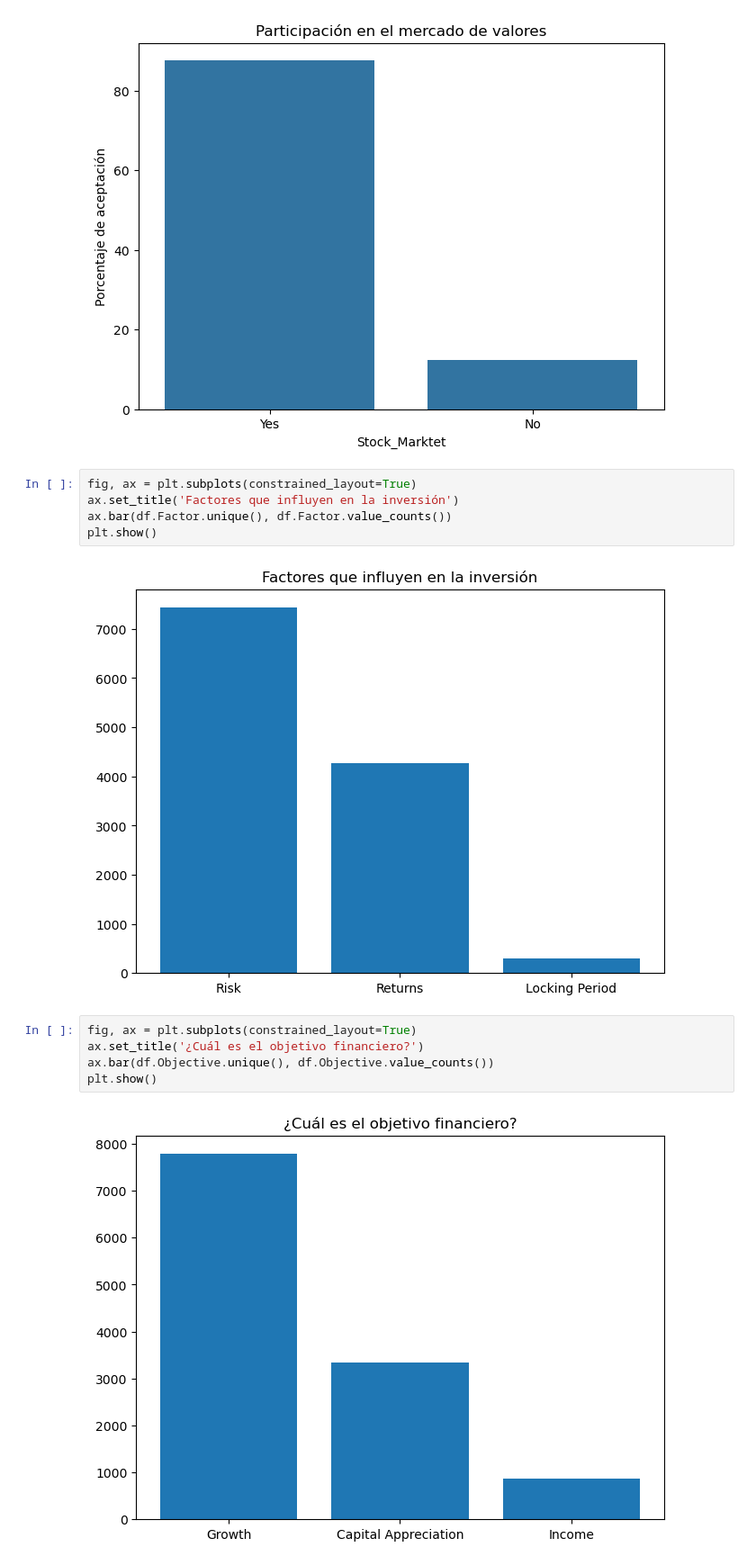
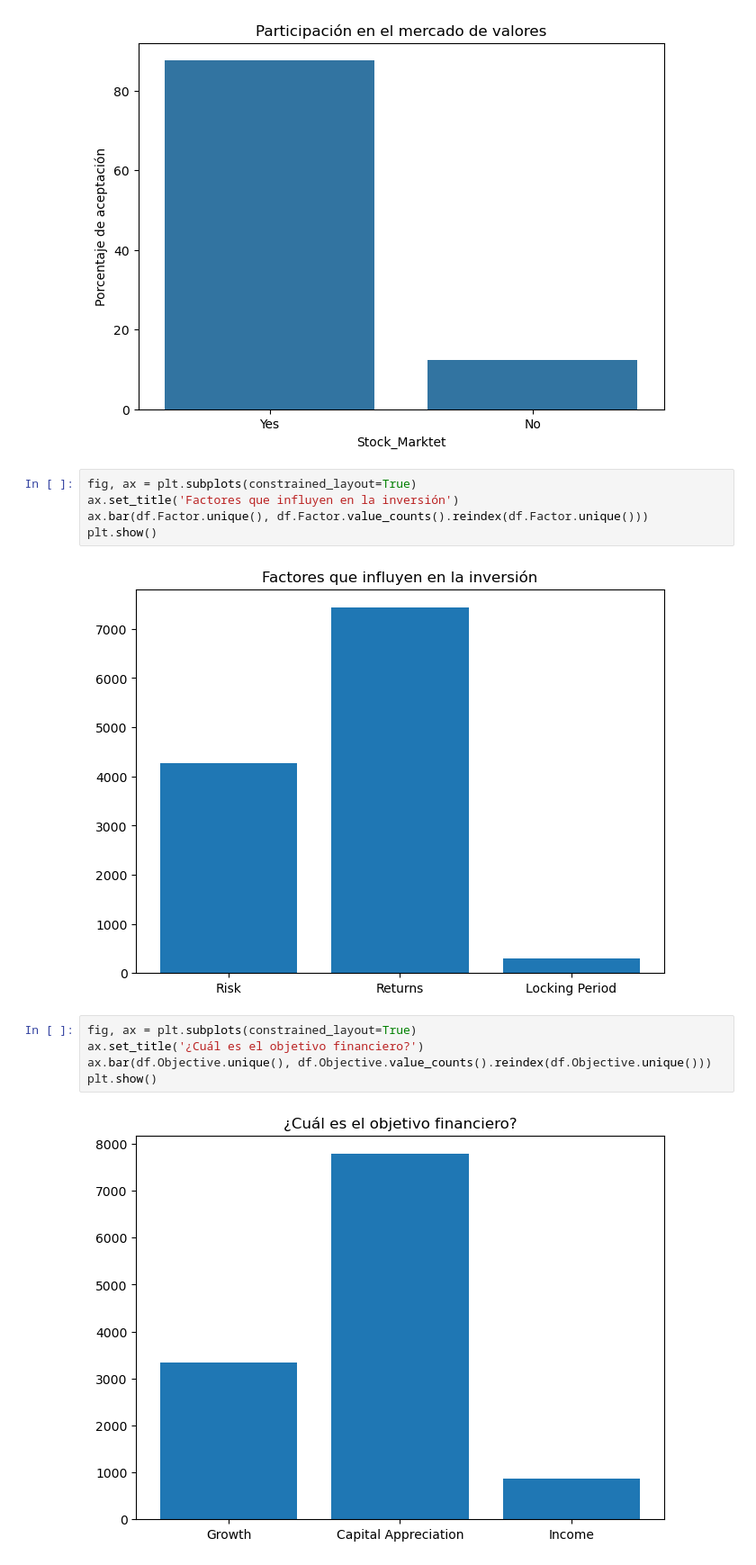
Before and after one commit to Sts87/data-analysis, a Jupyter notebook: 00-finance-trends/finance_trends.ipynb, the cells around one changed output. Shown at 90% size. Cells and saved outputs as stored; diff of their text form.

Commit message:
visualizar y corregir alineación de categorías en gráfico de barras

```diff
--- a/00-finance-trends/finance_trends.ipynb
+++ b/00-finance-trends/finance_trends.ipynb
@@ -218,17 +218,17 @@ plt.show()
 # %%
 fig, ax = plt.subplots(constrained_layout=True)
 ax.set_title('Factores que influyen en la inversión')
-ax.bar(df.Factor.unique(), df.Factor.value_counts())
+ax.bar(df.Factor.unique(), df.Factor.value_counts().reindex(df.Factor.unique()))
 plt.show()
 # %% [output]
-[figure, old version]
+[figure, new version]
 # %%
 fig, ax = plt.subplots(constrained_layout=True)
 ax.set_title('¿Cuál es el objetivo financiero?')
-ax.bar(df.Objective.unique(), df.Objective.value_counts())
+ax.bar(df.Objective.unique(), df.Objective.value_counts().reindex(df.Objective.unique()))
 plt.show()
 # %% [output]
-[figure, old version]
+[figure, new version]
 # %%
 fig, ax = plt.subplots(constrained_layout=True)
 ax.set_title('¿Cuál es el propósito de inversión?')
```
Also changed, not shown: parts of 4 cells of this notebook.
